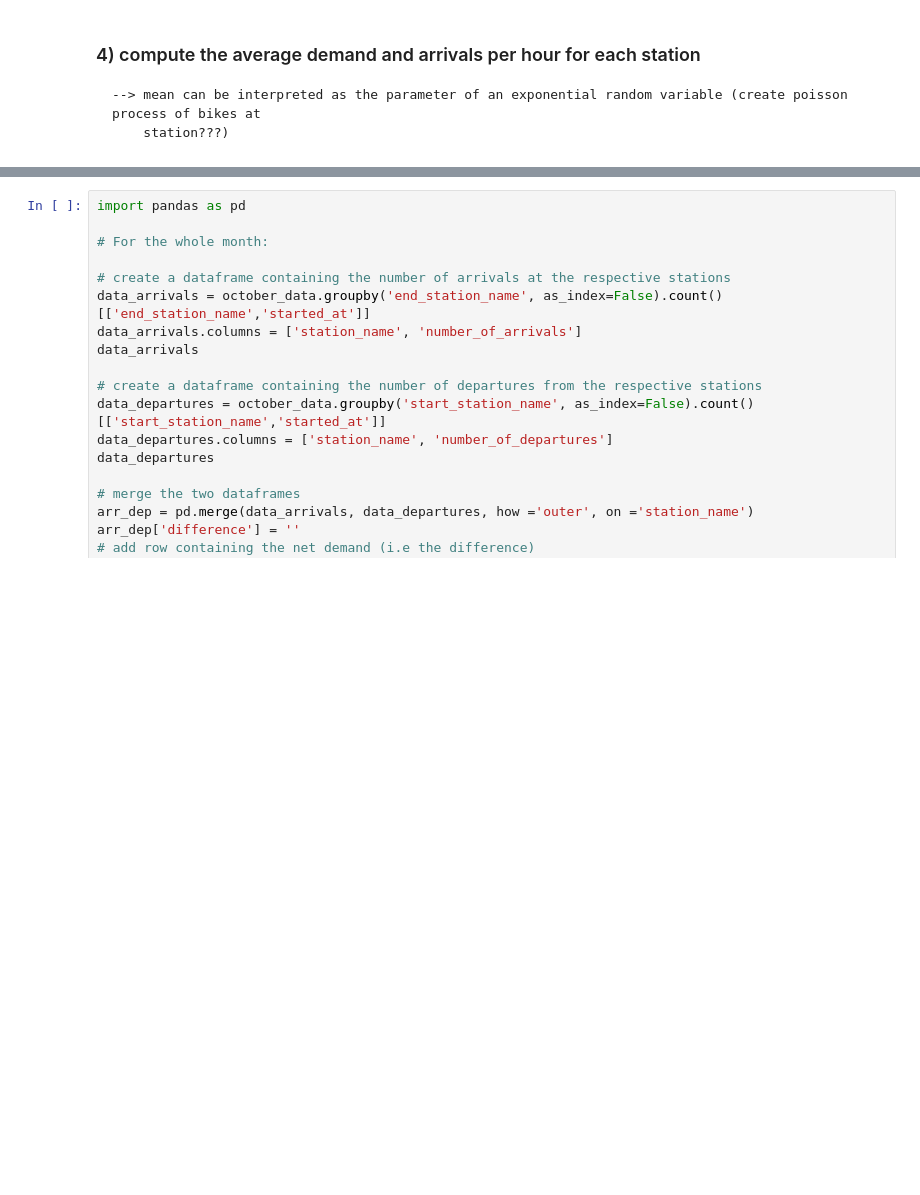
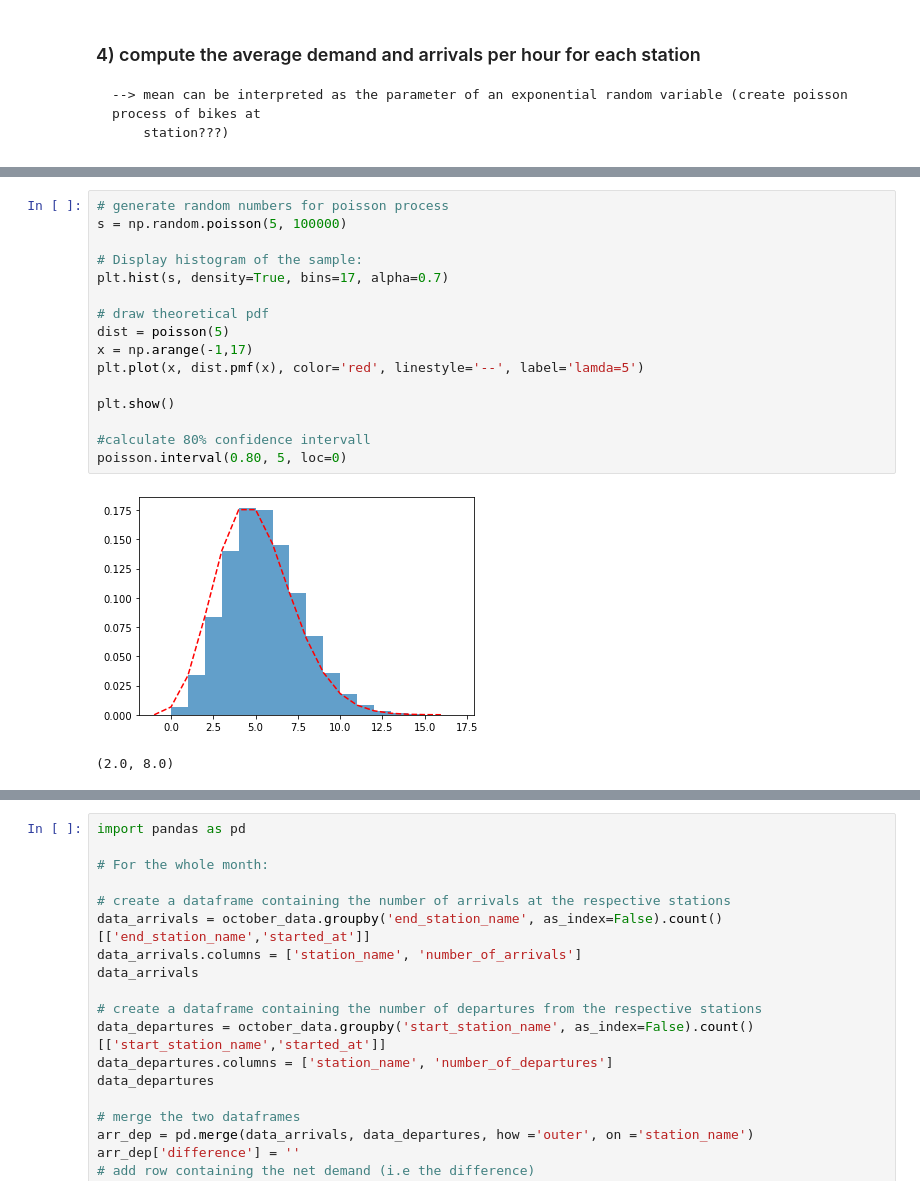
Before and after one commit to NikolasHe/MMCS_Project, a Jupyter notebook: notebook.ipynb, the cells around one changed output, grey strips where cells are left out. Drawn from its saved outputs; the diff is of its cells as text; blank space fills up the shorter version.

Commit message:
poisson process and function tweaking

```diff
--- a/notebook.ipynb
+++ b/notebook.ipynb
@@ -117 +143,20 @@ True
+# %%
+# generate random numbers for poisson process
+s = np.random.poisson(5, 100000)
+
+# Display histogram of the sample:
+plt.hist(s, density=True, bins=17, alpha=0.7)
+
+# draw theoretical pdf
+dist = poisson(5)
+x = np.arange(-1,17)
+plt.plot(x, dist.pmf(x), color='red', linestyle='--', label='lamda=5')
+
+plt.show()
+
+#calculate 80% confidence intervall
+poisson.interval(0.80, 5, loc=0)
+# %% [output]
+[figure, added]
+(2.0, 8.0)
 # %%
```
Also changed, not shown: parts of 7 cells of this notebook, 1 other file.
